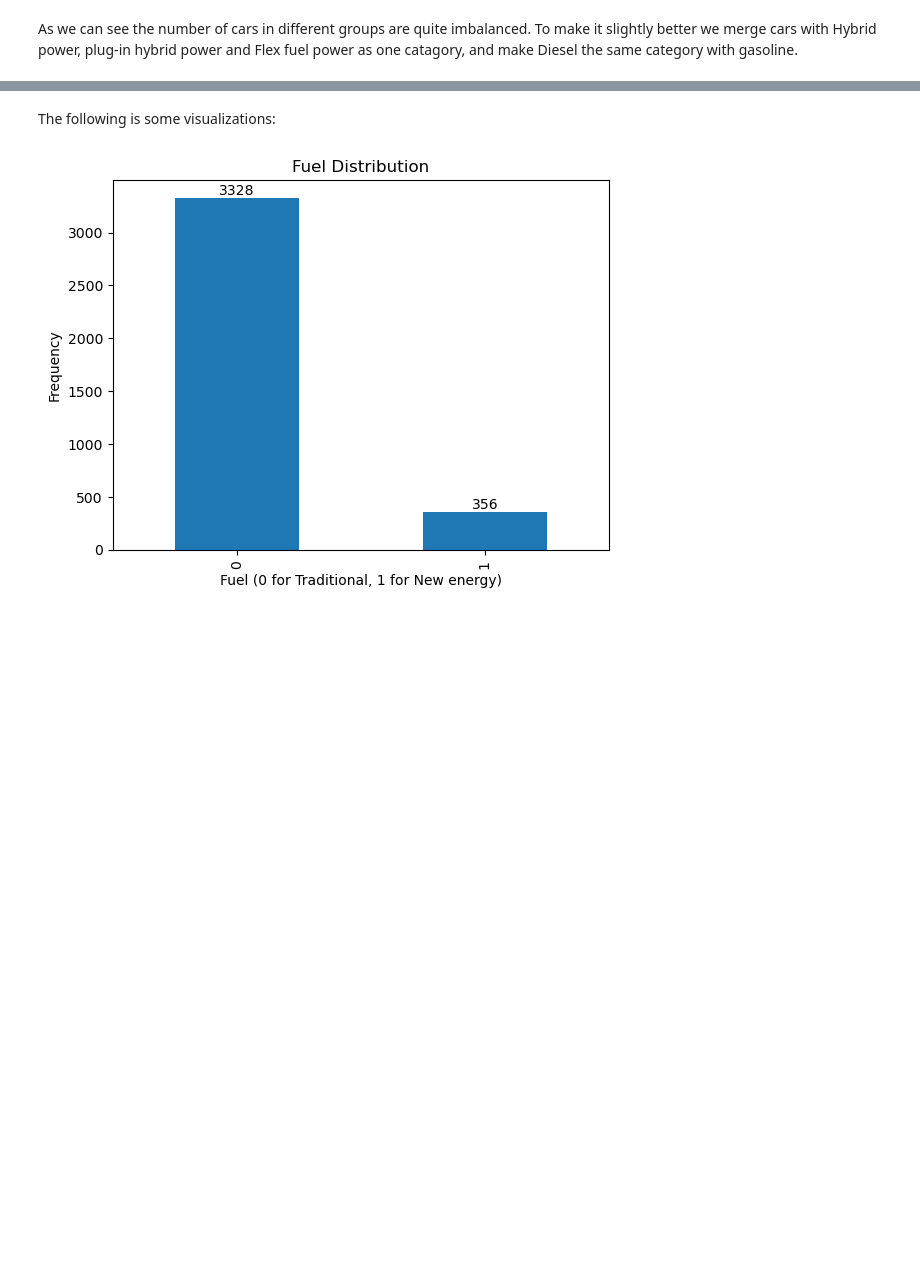
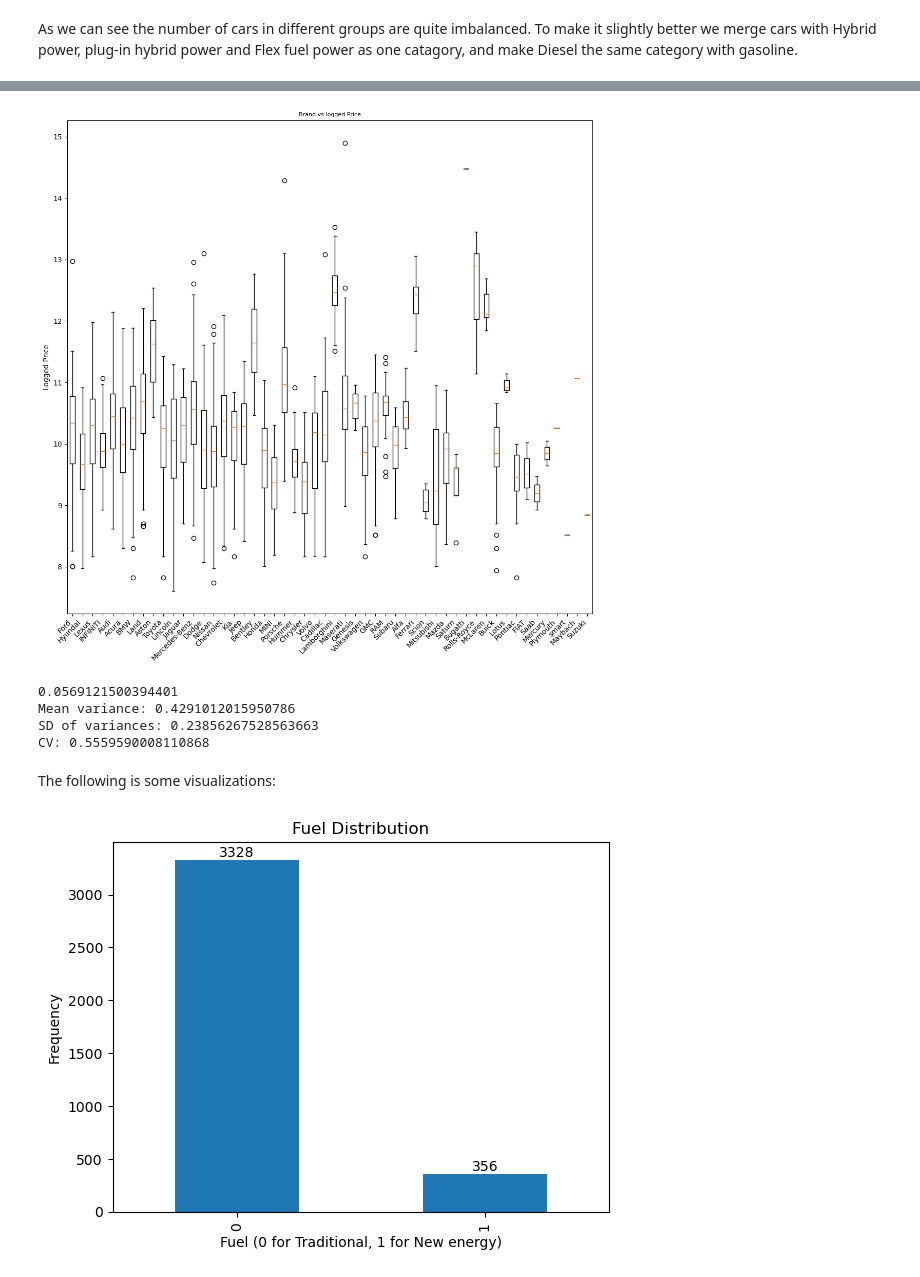
Before and after one commit to JustinTrenchcoat/Bayesian_Stat_2026, a Jupyter notebook: EDA.ipynb, the cells around one changed output, grey strips where cells are left out. Cells and saved outputs as stored; diff of their text form; code cells hidden in the pictures; blank space fills up the shorter version.

Commit message:
Major change on grouping

```diff
--- a/EDA.ipynb
+++ b/EDA.ipynb
@@ -62,3 +146,34 @@ df_export.to_csv("data/cleaned.csv", index=False)
+# %%
+fig, ax = plt.subplots(figsize=(11, 11))
+
+# Boxplot of brand vs price
+brand_types = df_export["brand"].unique()
+price_groups = [df_export[df_export["brand"] == b]["price"] for b in brand_types]
+
+ax.boxplot(price_groups, tick_labels=brand_types)
+ax.set_title('Brand vs logged Price', fontsize=8)
+ax.set_ylabel('Logged Price')
+
+plt.xticks(rotation=45, ha='right')
+plt.tight_layout()
+plt.show()
+# %% [output]
+[figure, added]
+# %%
+print(df_export.groupby("brand")["price"].var().var())
+# print(df_export.groupby("brand")["price"].mean())
+# brand_vars = df_export.groupby("brand")["price"].var()
+# print(brand_vars.sort_values())
+brand_vars = df_export.groupby("brand")["price"].var()
+
+print("Mean variance:", brand_vars.mean())
+print("SD of variances:", brand_vars.std())
+print("CV:", brand_vars.std()/brand_vars.mean())
+# %% [output]
+0.0569121500394401
+Mean variance: 0.4291012015950786
+SD of variances: 0.23856267528563663
+CV: 0.5559590008110868
 # %% [markdown]
 The following is some visualizations:
 # %%
```
Also changed, not shown: parts of 6 cells of this notebook, 2 other files.
